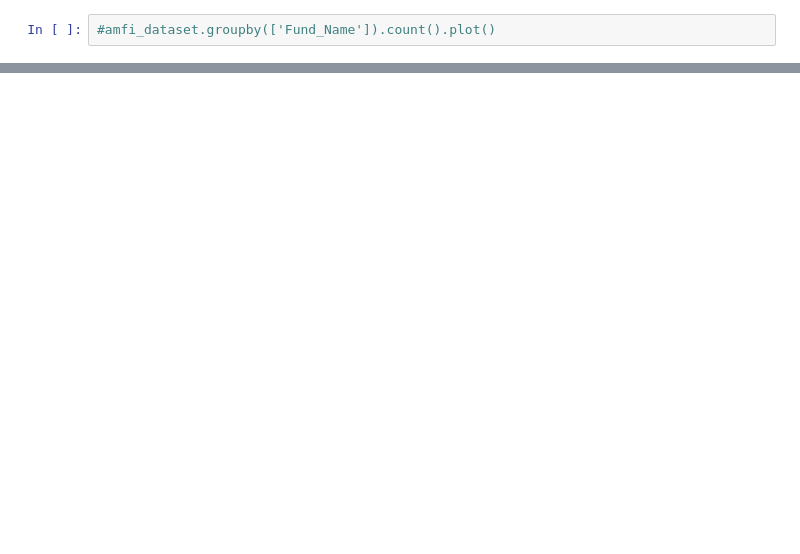
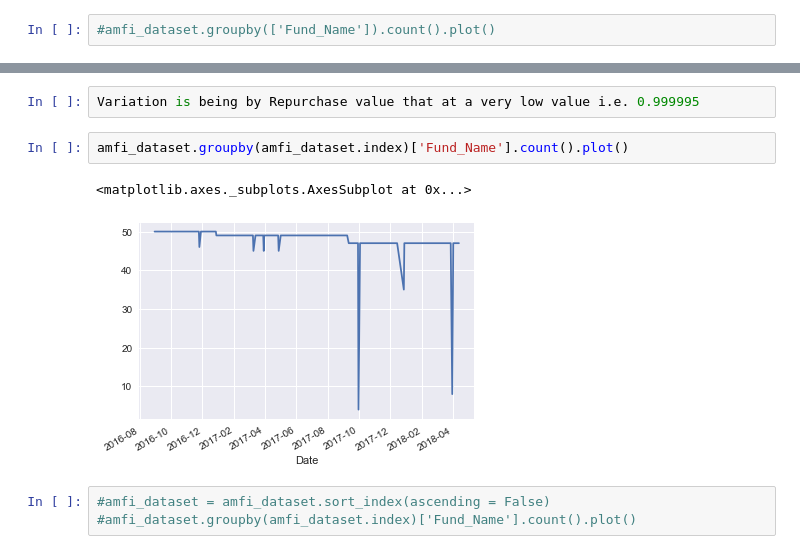
Before and after one commit to Srikar07/Kaggle_Titanic, a Jupyter notebook: AMFI_prediction/AMFI_prediction.ipynb, the cells around one changed output, grey strips where cells are left out. Drawn from its saved outputs; the diff is of its cells as text; blank space fills up the shorter version.

```diff
--- a/AMFI_prediction/AMFI_prediction.ipynb
+++ b/AMFI_prediction/AMFI_prediction.ipynb
@@ -90,0 +99,10 @@ amfi_dataset.head()
+# %%
+Variation is being by Repurchase value that at a very low value i.e. 0.999995
+# %%
+amfi_dataset.groupby(amfi_dataset.index)['Fund_Name'].count().plot()
+# %% [output]
+<matplotlib.axes._subplots.AxesSubplot at 0x...>
+[figure, added]
+# %%
+#amfi_dataset = amfi_dataset.sort_index(ascending = False)
+#amfi_dataset.groupby(amfi_dataset.index)['Fund_Name'].count().plot()
```
Also changed, not shown: parts of 12 cells of this notebook.
